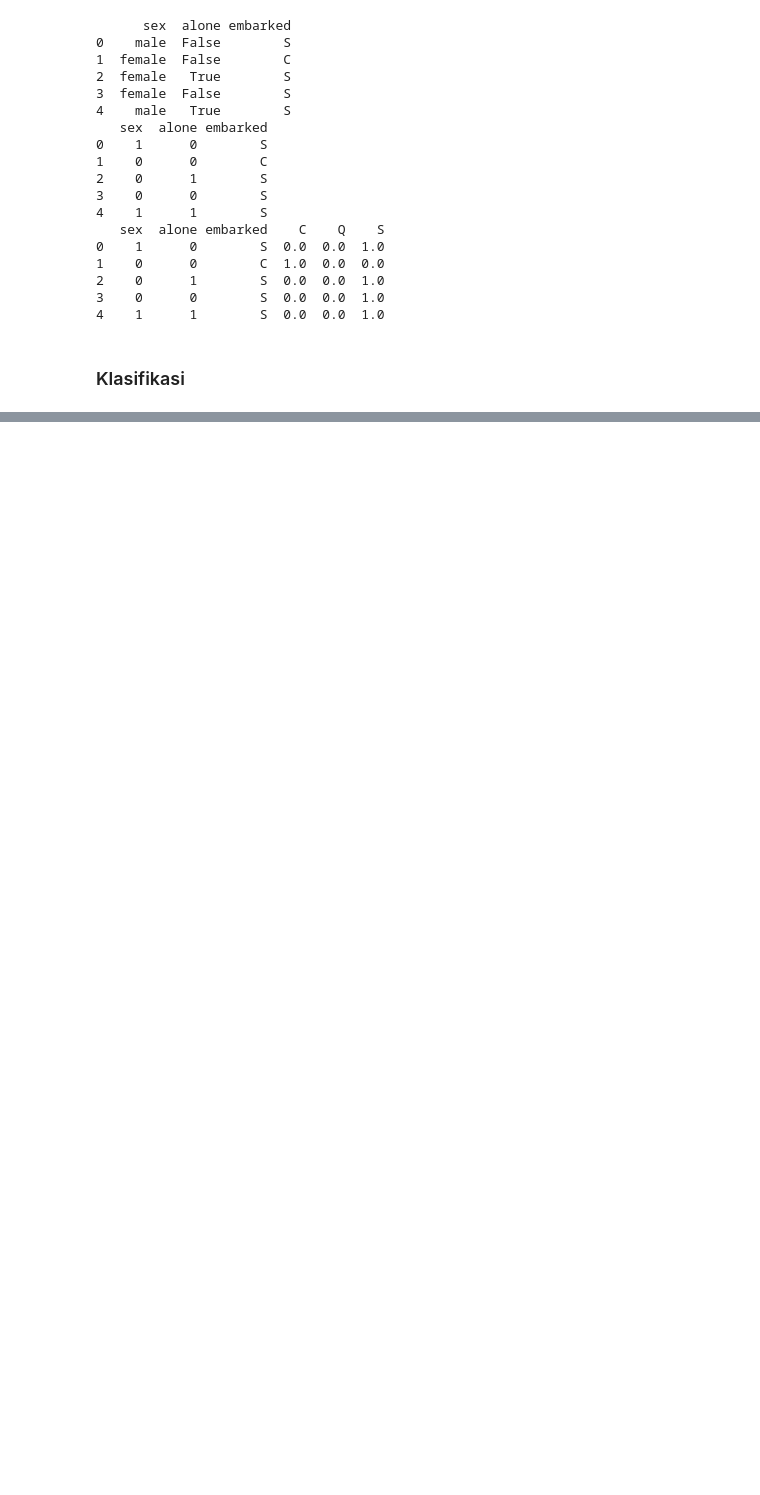
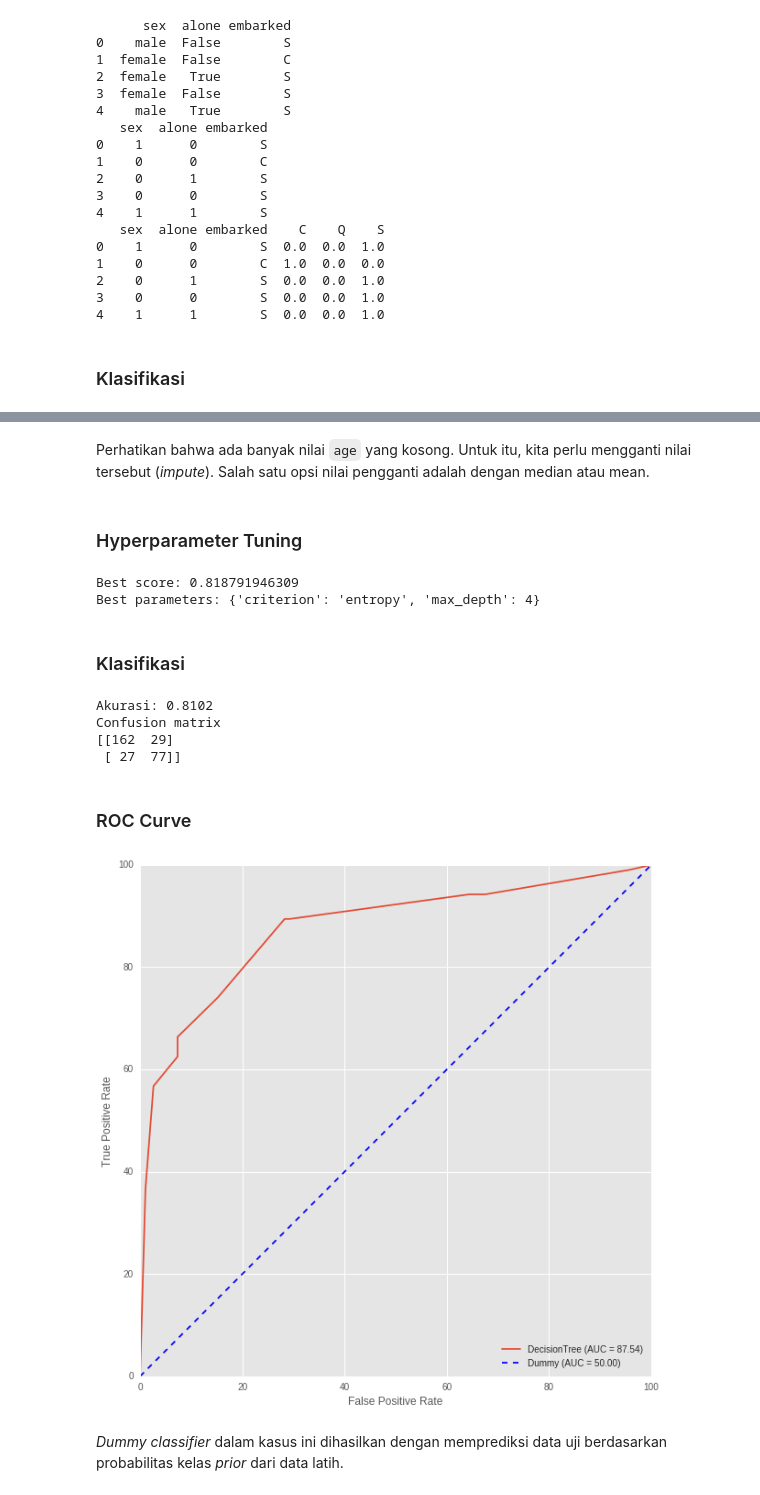
Before and after one commit to aliakbars/uai-dm, a Jupyter notebook: scripts/lab2.ipynb, the cells around one changed output, grey strips where cells are left out. Saved outputs shown, nothing was run; the diff lists cells and outputs as text; code cells hidden in the pictures; blank space fills up the shorter version.

Commit message:
Decision tree, cross-validation, dan ROC curve untuk lab 2

```diff
--- a/scripts/lab2.ipynb
+++ b/scripts/lab2.ipynb
@@ -273,0 +280,3 @@ Confusion matrix
+# %%
+X = df[['pclass', 'sex', 'age', 'fare', 'embarked', 'alone']]
+X[X.isnull().any(axis=1)]
@@ -273,0 +302,4 @@ Confusion matrix
+# %% [markdown]
+Perhatikan bahwa ada banyak nilai `age` yang kosong. Untuk itu, kita perlu mengganti nilai tersebut (_impute_). Salah satu opsi nilai pengganti adalah dengan median atau mean.
+# %%
+X['age'] = X.age.fillna(X.age.median())
@@ -273,0 +318,62 @@ Confusion matrix
+# %% [markdown]
+### Hyperparameter Tuning
+# %%
+from sklearn.tree import DecisionTreeClassifier
+
+# Kode diadaptasi dari http://ahmedbesbes.com/how-to-score-08134-in-titanic-kaggle-challenge.html
+
+clf = DecisionTreeClassifier()
+
+parameter_grid = {
+                 'max_depth' : [4,5,6,7,8],
+                 'criterion': ['gini','entropy']
+                 }
+
+cross_validation = StratifiedKFold(y_train, n_folds=10) # Stratified 10-fold cross-validation
+
+grid_search = GridSearchCV(clf,
+                           param_grid=parameter_grid,
+                           cv=cross_validation)
+
+grid_search.fit(X_train, y_train)
+
+print('Best score: {}'.format(grid_search.best_score_))
+print('Best parameters: {}'.format(grid_search.best_params_))
+# %% [output]
+Best score: 0.818791946309
+Best parameters: {'criterion': 'entropy', 'max_depth': 4}
+# %% [markdown]
+### Klasifikasi
+# %%
+y_pred = grid_search.predict(X_test)
+
+print "Akurasi: %.4f" % accuracy_score(y_test, y_pred)
+print "Confusion matrix"
+print confusion_matrix(y_test, y_pred)
+# %% [output]
+Akurasi: 0.8102
+Confusion matrix
+[[162  29]
+ [ 27  77]]
+# %% [markdown]
+### ROC Curve
+# %%
+from sklearn.metrics import roc_curve, roc_auc_score
+
+score = grid_search.predict_proba(X_test)
+
+fpr, tpr, thresholds = roc_curve(y_test, score[:,1])
+auc = roc_auc_score(y_test, score[:,1])
+
+fig, ax = plt.subplots()
+fig.set_size_inches(10,10)
+ax.set_xlabel('False Positive Rate')
+ax.set_ylabel('True Positive Rate')
+ax.plot(fpr*100, tpr*100, label='%s (AUC = %.2f)' % ('DecisionTree', auc*100))
+ax.plot([0,100], [0,100], label='Dummy (AUC = 50.00)', linestyle='--', color='b')
+ax.legend(loc=4)
+plt.show()
+# %% [output]
+[figure, added]
+# %% [markdown]
+_Dummy classifier_ dalam kasus ini dihasilkan dengan memprediksi data uji berdasarkan probabilitas kelas _prior_ dari data latih.
```
Also changed, not shown: parts of 7 cells of this notebook.
